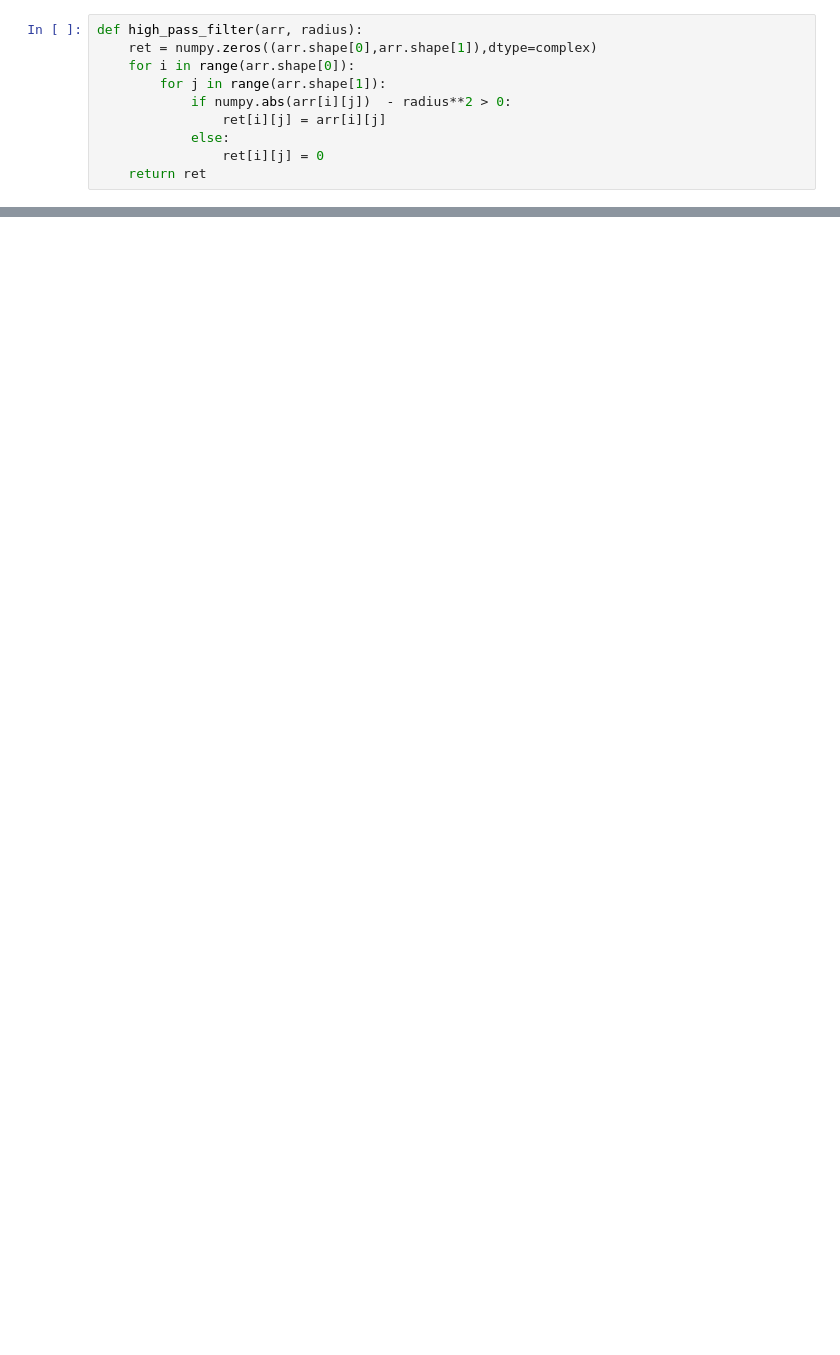
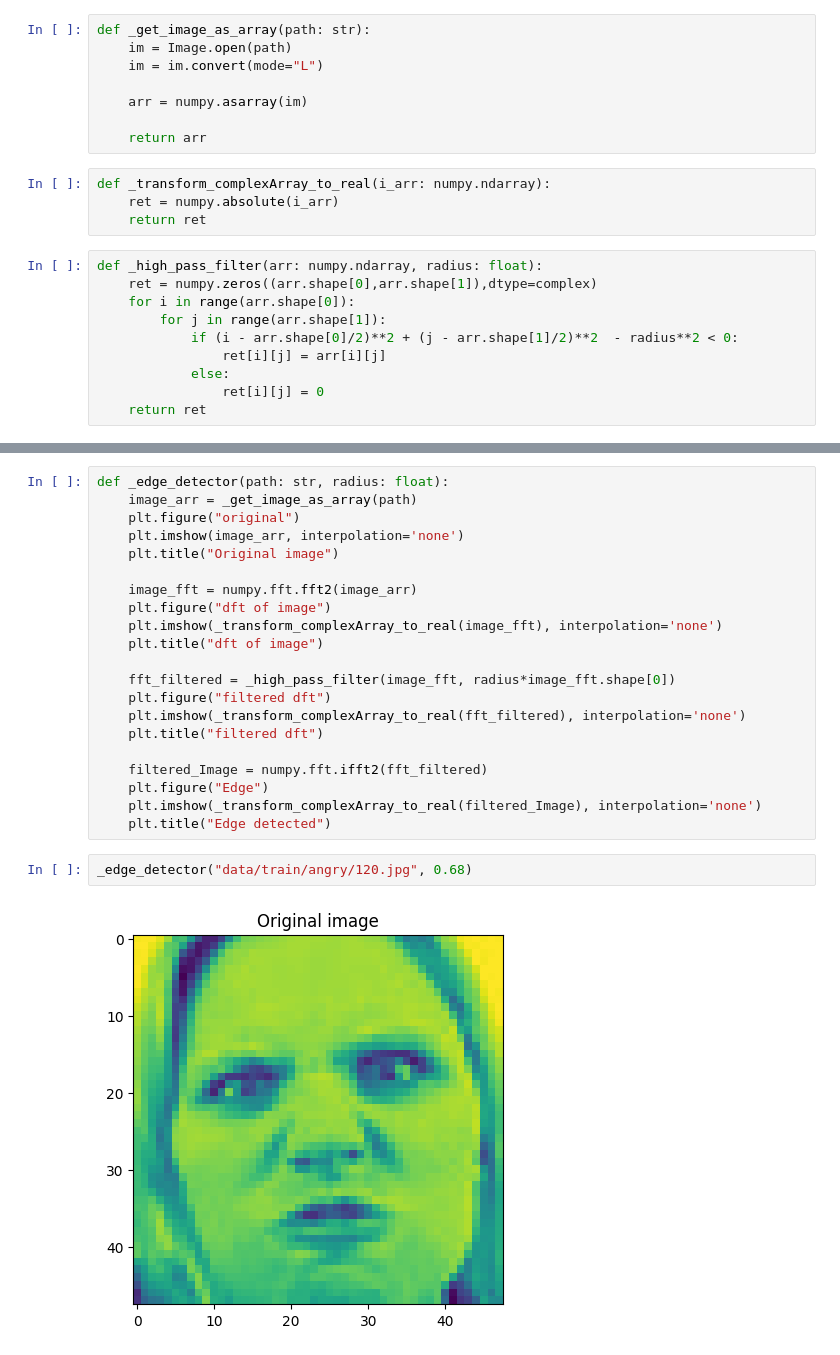
Before and after one commit to DefenseIsAlie/EE-401-Expression_Recognition, a Jupyter notebook: ImageFormat.ipynb, the cells around one changed output, grey strips where cells are left out. Cells and saved outputs as stored; diff of their text form; blank space fills up the shorter version.

Commit message:
Completed FFT image transform

```diff
--- a/ImageFormat.ipynb
+++ b/ImageFormat.ipynb
@@ -54,9 +6,21 @@ print(arr[0])
+# %%
+def _get_image_as_array(path: str):
+    im = Image.open(path)
+    im = im.convert(mode="L")
+
+    arr = numpy.asarray(im)
+
+    return arr
+# %%
+def _transform_complexArray_to_real(i_arr: numpy.ndarray):
+    ret = numpy.absolute(i_arr)
+    return ret
 # %%
-def high_pass_filter(arr, radius):
+def _high_pass_filter(arr: numpy.ndarray, radius: float):
     ret = numpy.zeros((arr.shape[0],arr.shape[1]),dtype=complex)
     for i in range(arr.shape[0]):
         for j in range(arr.shape[1]):
-            if numpy.abs(arr[i][j])  - radius**2 > 0:
+            if (i - arr.shape[0]/2)**2 + (j - arr.shape[1]/2)**2  - radius**2 < 0:
                 ret[i][j] = arr[i][j]
             else:
                 ret[i][j] = 0
@@ -96,0 +28,25 @@ im.show()
+# %%
+def _edge_detector(path: str, radius: float):
+    image_arr = _get_image_as_array(path)
+    plt.figure("original")
+    plt.imshow(image_arr, interpolation='none')
+    plt.title("Original image")
+
+    image_fft = numpy.fft.fft2(image_arr)
+    plt.figure("dft of image")
+    plt.imshow(_transform_complexArray_to_real(image_fft), interpolation='none')
+    plt.title("dft of image")
+
+    fft_filtered = _high_pass_filter(image_fft, radius*image_fft.shape[0])
+    plt.figure("filtered dft")
+    plt.imshow(_transform_complexArray_to_real(fft_filtered), interpolation='none')
+    plt.title("filtered dft")
+
+    filtered_Image = numpy.fft.ifft2(fft_filtered)
+    plt.figure("Edge")
+    plt.imshow(_transform_complexArray_to_real(filtered_Image), interpolation='none')
+    plt.title("Edge detected")
+# %%
+_edge_detector("data/train/angry/120.jpg", 0.68)
+# %% [output]
+[figure, added]
```
Also changed, not shown: parts of 11 cells of this notebook, 1 other file.
